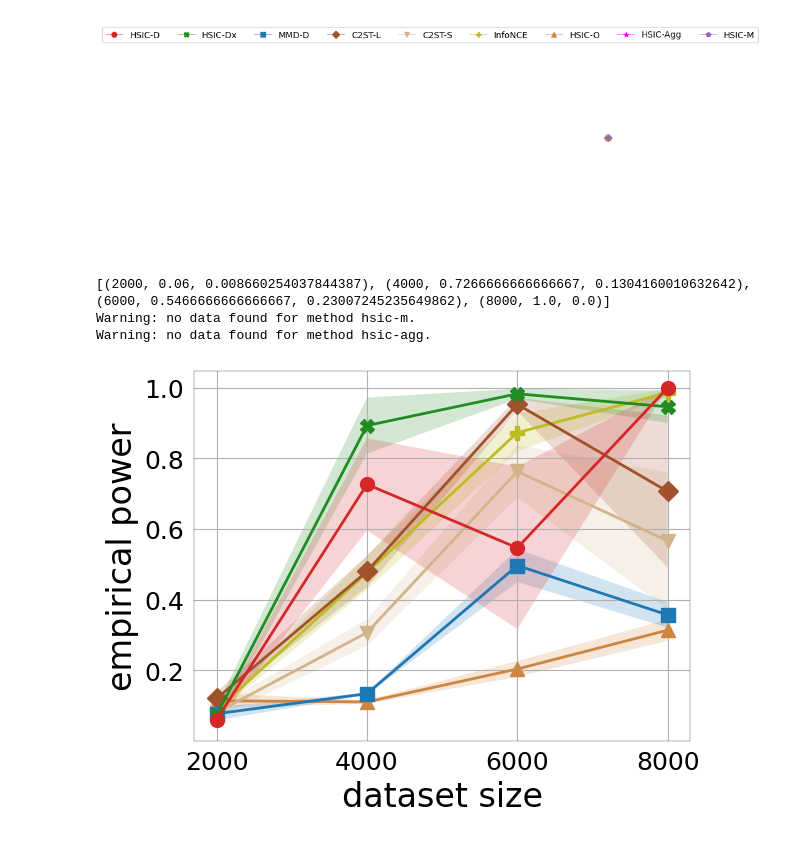
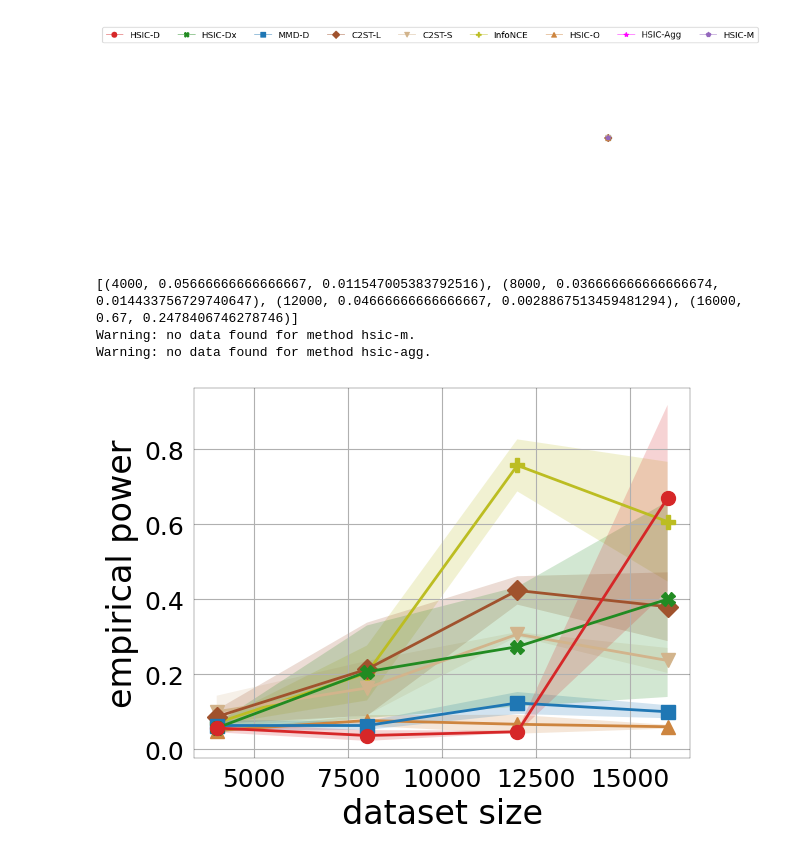
Before and after one commit to xunathan96/deephsic, a Jupyter notebook: notebook/plot_hdgm_sizes.ipynb, the cells around one changed output. Saved outputs shown, nothing was run; the diff lists cells and outputs as text; code cells hidden in the pictures.

Commit message:
modify splits

```diff
--- a/notebook/plot_hdgm_sizes.ipynb
+++ b/notebook/plot_hdgm_sizes.ipynb
@@ -32,7 +32,7 @@ def samples_vs_power(df: pd.DataFrame, **filter):
             idx = idx & (df.get(col, None)==value)
     df: pd.DataFrame = df[idx]
     if len(df) == 0: return list()
-    df['size'] = df['dataset'].str.split('-', expand=True)[2].astype(int)
+    df['size'] = df['dataset'].str.split('-n', expand=True)[1].astype(int)
 
     stats = list()
     for size in df['size'].unique():
@@ -58,7 +58,7 @@ def collate_samples(stats: list):                       # [(x1,y1,std1), (x2,y2,
 # %%
 # LOAD DATAFRAME
 EXPDIR = '../src/exp/eval/hdgm/'
-RUNS = ('16','17','18')
+RUNS = ('22','23','24') #('16','17','18')
 
 df = dict()
 for method in ['hsic', 'c2st', 'mmd', 'infonce']:
@@ -96,7 +96,7 @@ plt.axis(False)
 [figure]
 # %%
 # power vs samples for fixed dimension
-DATASET = f"[HDGM-10]"
+DATASET = f"[HDGM-20]"
 LINEWIDTH = 2
 MARKERSIZE = 10
 
@@ -116,32 +116,32 @@ print(stats['hsic-d'])
 
 for method in methods:
     try:
         plt.plot(*collate_samples(stats[method])['x,y'],
                 legend[method]['marker'],
                 linewidth = LINEWIDTH,
                 markersize = MARKERSIZE,
                 color = legend[method]['color'],)
         plt.fill_between(*collate_samples(stats[method])['std'],
                         facecolor = legend[method]['color'],
                         alpha = 0.2)
     except ValueError:
         print(f"Warning: no data found for method {method}.")
 
 
 # plt.legend(['HSIC-D', 'HSIC-Dx', 'HSIC-Agg', 'HSIC-O', 'HSIC-M', 'MMD-D', 'C2ST-L', 'C2ST-S'], ncol=8)
 plt.grid()
 #plt.title(DATASET)
 plt.xlabel("dataset size", fontsize=24)
 plt.ylabel("empirical power", fontsize=24)
 #plt.xlim(xmin=90)
 
 plt.rcParams['axes.linewidth'] = 0.2
 plt.tick_params(left=False, labelsize=18)
 plt.tick_params(bottom=False, labelsize=18)
 # plt.gca().xaxis.set_major_locator(plt.MultipleLocator(1000))
 # plt.savefig(f"plots/size_vs_power_{DATASET.replace('-','').strip('[').strip(']')}.pdf", format="pdf", bbox_inches="tight")
 # %% [output]
-[(2000, 0.06, 0.008660254037844387), (4000, 0.7266666666666667, 0.1304160010632642), (6000, 0.5466666666666667, 0.23007245235649862), (8000, 1.0, 0.0)]
+[(4000, 0.05666666666666667, 0.011547005383792516), (8000, 0.036666666666666674, 0.014433756729740647), (12000, 0.04666666666666667, 0.0028867513459481294), (16000, 0.67, 0.2478406746278746)]
 Warning: no data found for method hsic-m.
 Warning: no data found for method hsic-agg.
-[figure, old version]
+[figure, new version]
```
Also changed, not shown: 23 other files.
